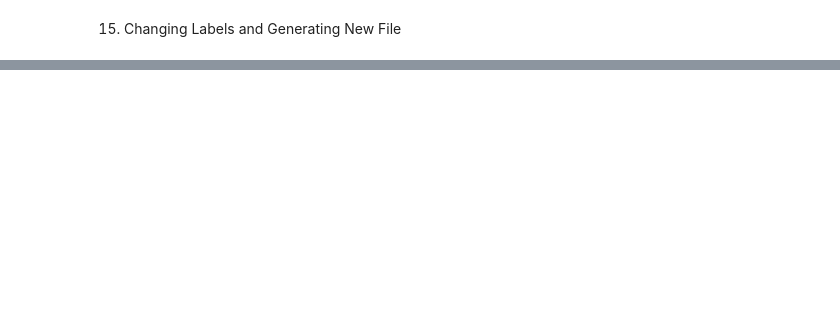
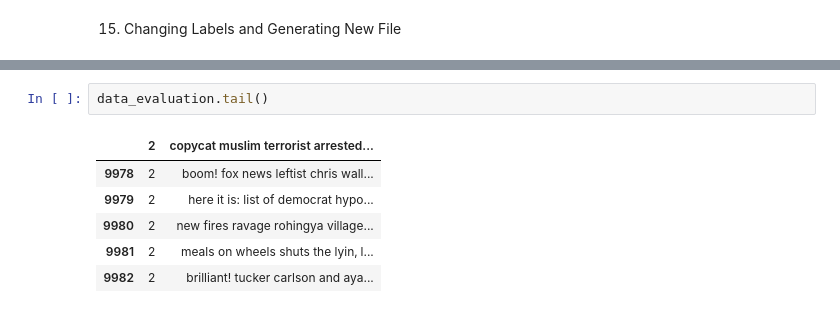
Before and after one commit to eagbdesign/project-3-nlp, a Jupyter notebook: main.ipynb, the cells around one changed output, grey strips where cells are left out. Drawn from its saved outputs; the diff is of its cells as text; blank space fills up the shorter version.

```diff
--- a/main.ipynb
+++ b/main.ipynb
@@ -443,0 +462,9 @@ Index(['2', 'copycat muslim terrorist arrested with assault weapons'], dtype='ob
+# %%
+data_evaluation.tail()
+# %% [output]
+|  | 2 | copycat muslim terrorist arrested... |
+| 9978 | 2 | boom! fox news leftist chris wall... |
+| 9979 | 2 | here it is: list of democrat hypo... |
+| 9980 | 2 | new fires ravage rohingya village... |
+| 9981 | 2 | meals on wheels shuts the lyin‚ l... |
+| 9982 | 2 | brilliant! tucker carlson and aya... |
```
Also changed, not shown: parts of 22 cells of this notebook, 3 other files.
